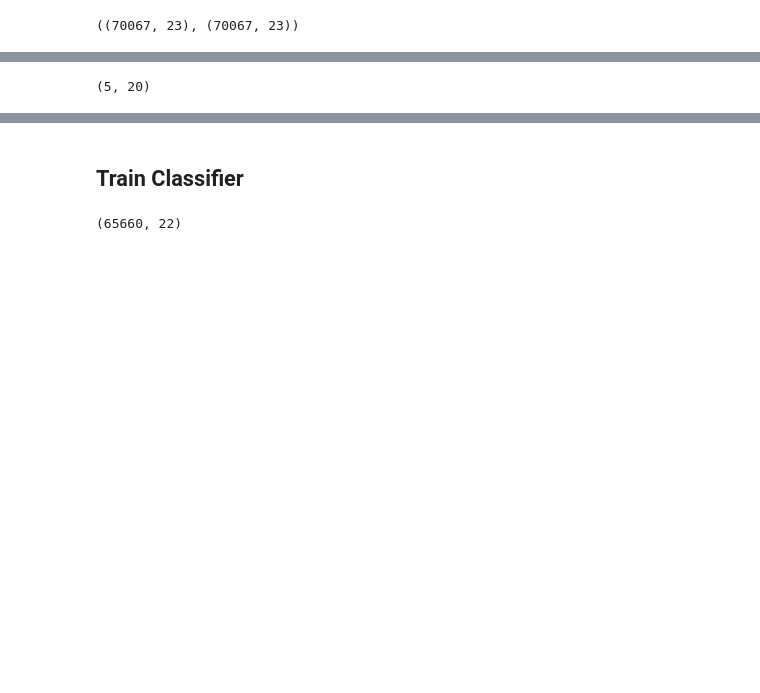
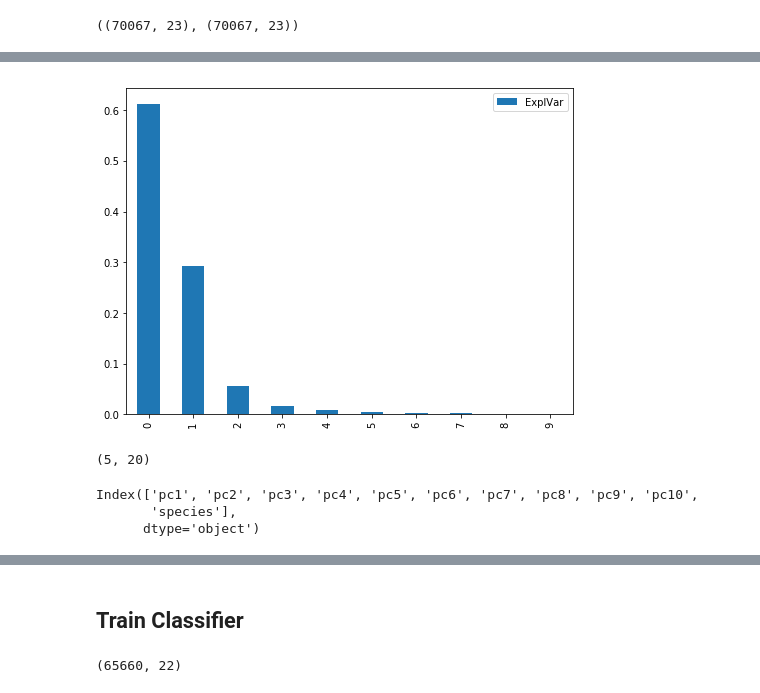
Before and after one commit to antigenomics/ipred, a Jupyter notebook: 2019.04.29_NewAAFactors.ipynb, the cells around one changed output, grey strips where cells are left out. Saved outputs shown, nothing was run; the diff lists cells and outputs as text; code cells hidden in the pictures; blank space fills up the shorter version.

```diff
--- a/2019.04.29_NewAAFactors.ipynb
+++ b/2019.04.29_NewAAFactors.ipynb
@@ -159,5 +162,15 @@ ax.set_ylim(0, 1.05);
+# %%
+pd.DataFrame(evr, columns=['ExplVar']).plot.bar(figsize=(8,6));
+# %% [output]
+[figure, added]
 # %%
 NewAAFactors = pca.components_[:5]
 NewAAFactors.shape
 # %% [output]
 (5, 20)
+# %%
+pcdf.columns
+# %% [output]
+Index(['pc1', 'pc2', 'pc3', 'pc4', 'pc5', 'pc6', 'pc7', 'pc8', 'pc9', 'pc10',
+       'species'],
+      dtype='object')
```
Also changed, not shown: parts of 34 cells of this notebook, 2 other files.
